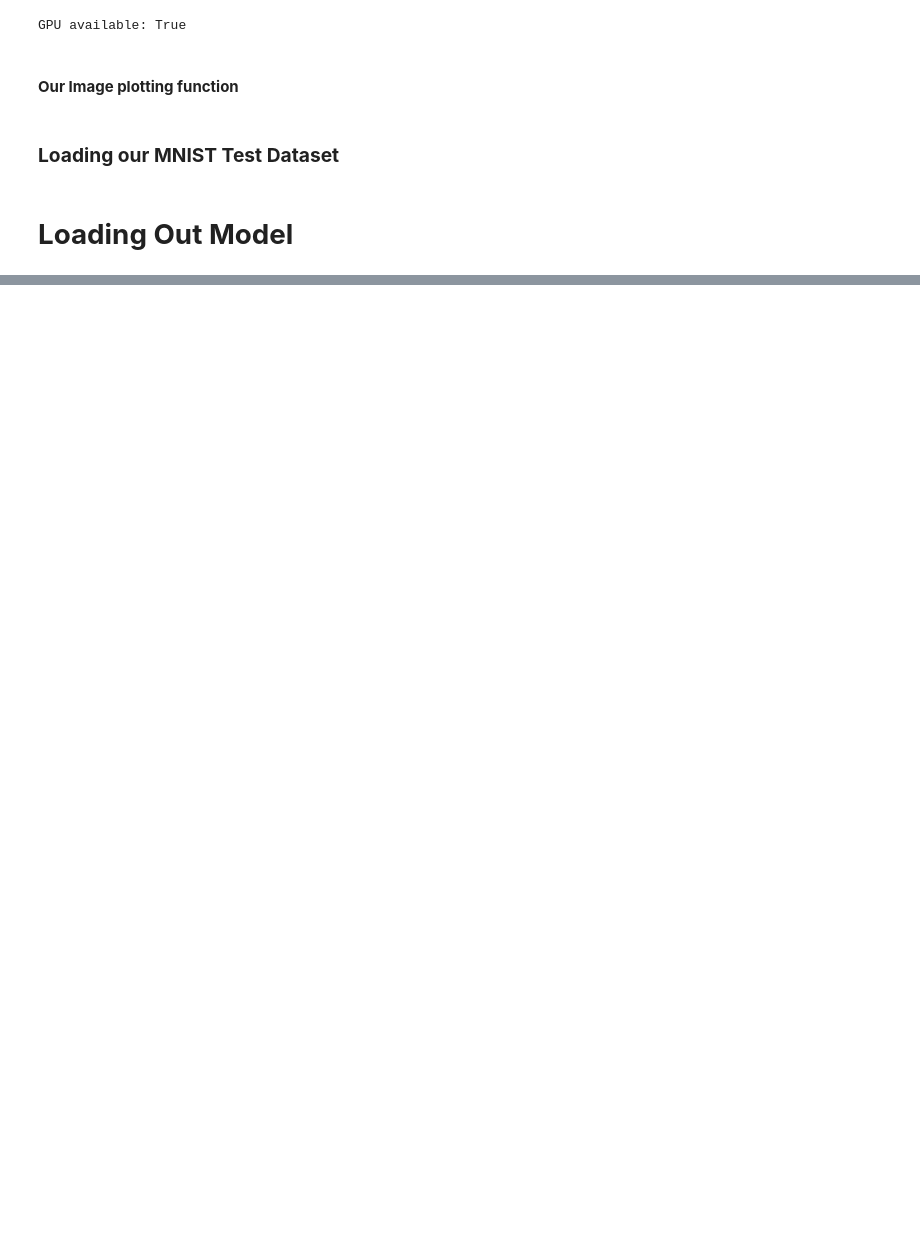
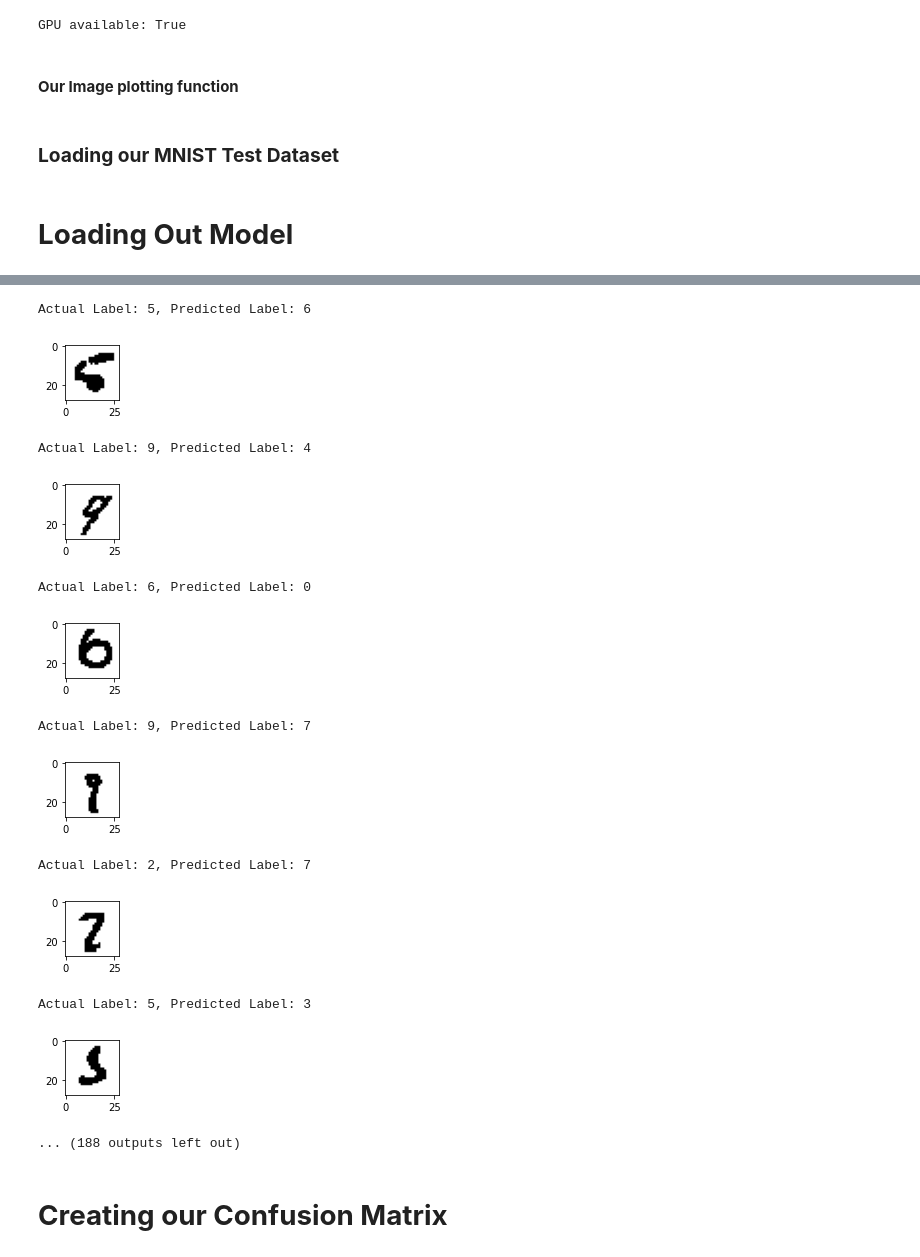
Before and after one commit to saeidKhoobdell/-PyTorch-MNIST-CNN-Classifier, a Jupyter notebook: modelPerformanceAnalysis.ipynb, the cells around one changed output, grey strips where cells are left out. Drawn from its saved outputs; the diff is of its cells as text; code cells hidden in the pictures; blank space fills up the shorter version.

```diff
--- a/modelPerformanceAnalysis.ipynb
+++ b/modelPerformanceAnalysis.ipynb
@@ -74,0 +79,17 @@ net.load_state_dict(torch.load('mnist_cnn_net.pth'))
+# %%
+correct = 0
+total = 0
+
+with torch.no_grad():
+    for data in testloader:
+        images, labels = data
+        # Move our data to GPU
+        images = images.to(device)
+        labels = labels.to(device)
+        outputs = net(images)
+        _, predicted = torch.max(outputs.data, 1)
+        total += labels.size(0)
+        correct += (predicted == labels).sum().item()
+
+accuracy = 100 * correct / total
+print(f'Accuracy of the network on the 10000 test images: {accuracy:.3}%')
@@ -74,0 +109,39 @@ net.load_state_dict(torch.load('mnist_cnn_net.pth'))
+# %%
+net.eval()
+
+
+with torch.no_grad():
+    for data in testloader:
+        images, labels = data
+
+        images = images.to(device)
+        labels = labels.to(device)
+
+        outputs = net(images)
+
+        predictions = torch.argmax(outputs, dim=1)
+
+
+        for i in range(data[0].shape[0]):
+            pred = predictions[i].item()
+            label = labels[i]
+            if(label != pred):
+                print(f'Actual Label: {label}, Predicted Label: {pred}')
+                img = np.reshape(images[i].cpu().numpy(),[28,28])
+                imgshow("", np.uint8(img), size = 1)
+# %% [output]
+Actual Label: 5, Predicted Label: 6
+[figure, added]
+Actual Label: 9, Predicted Label: 4
+[figure, added]
+Actual Label: 6, Predicted Label: 0
+[figure, added]
+Actual Label: 9, Predicted Label: 7
+[figure, added]
+Actual Label: 2, Predicted Label: 7
+[figure, added]
+Actual Label: 5, Predicted Label: 3
+[figure, added]
+... (188 outputs left out)
+# %% [markdown]
+# **Creating our Confusion Matrix**
```
Also changed, not shown: parts of 7 cells of this notebook.
